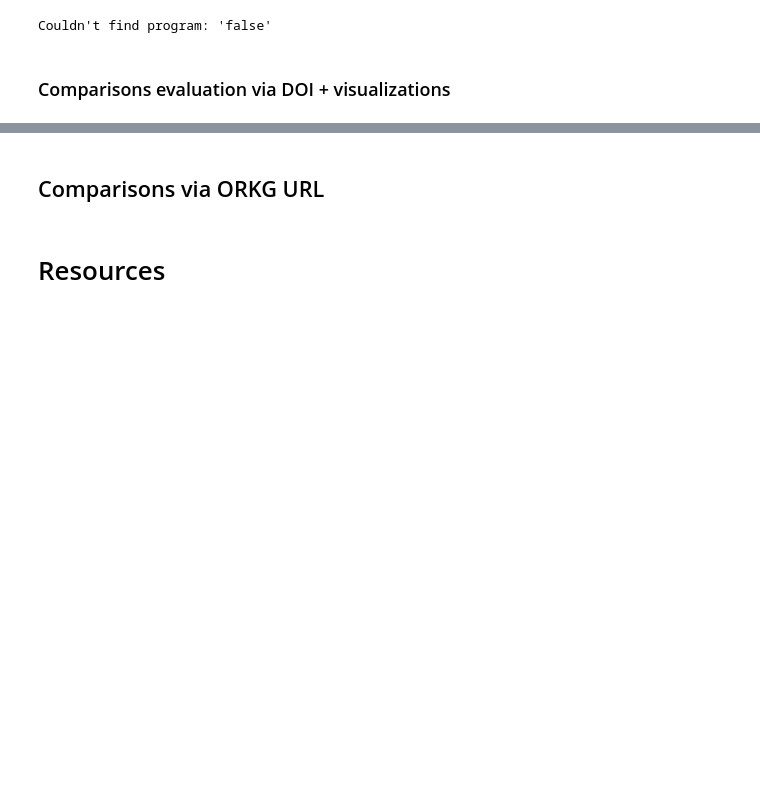
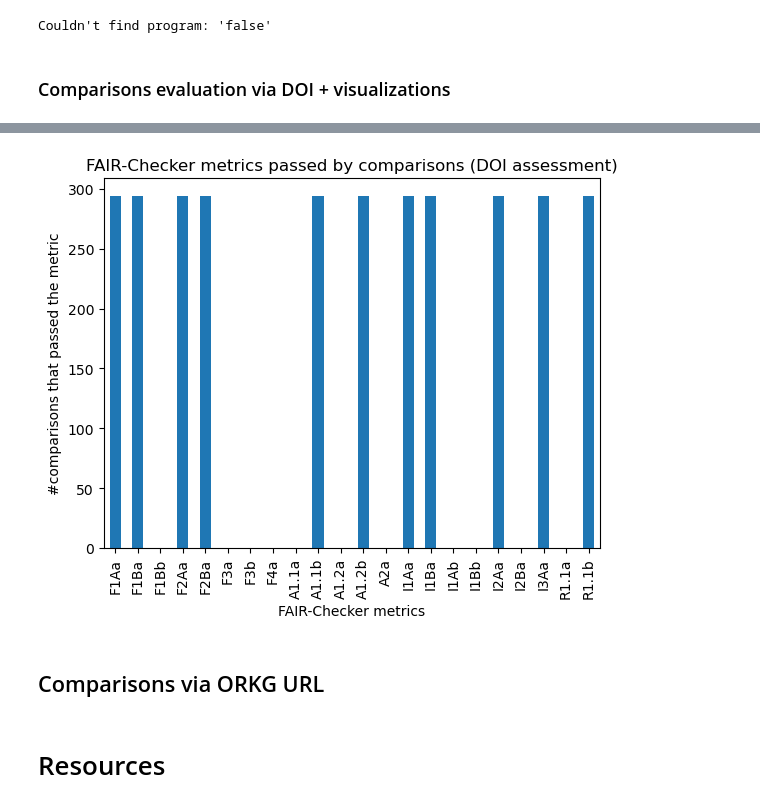
Before and after one commit to mwurzbacher/FAIRness-assessment-tools-evaluation-using-ORKG, a Jupyter notebook: FAIR-Evaluation-Services_evaluation.ipynb, the cells around one changed output, grey strips where cells are left out. Drawn from its saved outputs; the diff is of its cells as text; code cells hidden in the pictures; blank space fills up the shorter version.

```diff
--- a/FAIR-Evaluation-Services_evaluation.ipynb
+++ b/FAIR-Evaluation-Services_evaluation.ipynb
@@ -118,3 +204,21 @@ comp_doi_df_assessed
+# %%
+metric_assessment_doi_df = comp_doi_df_assessed
+aggregate_funcs = {"score": "sum"}
+metric_assessment_doi_df = metric_assessment_doi_df.groupby("metric").agg(aggregate_funcs).reset_index()
+metric_assessment_doi_df["score"] = metric_assessment_doi_df["score"]
+
+metric_assessment_doi_df['metric'] = pd.Categorical(metric_assessment_doi_df['metric'], ["F1Aa", "F1Ba", "F1Bb", "F2Aa", "F2Ba", "F3a", "F3b", "F4a", "A1.1a", "A1.1b", "A1.2a", "A1.2b", "A2a", "I1Aa", "I1Ba", "I1Ab", "I1Bb", "I2Aa", "I2Ba", "I3Aa", "R1.1a", "R1.1b"])
+metric_assessment_doi_df = metric_assessment_doi_df.sort_values('metric')
+
+metric_assessment_doi_df["score"].plot(kind="bar")
+locs, labels = plt.xticks()
+plt.xticks(locs, ["F1Aa", "F1Ba", "F1Bb", "F2Aa", "F2Ba", "F3a", "F3b", "F4a", "A1.1a", "A1.1b", "A1.2a", "A1.2b", "A2a", "I1Aa", "I1Ba", "I1Ab", "I1Bb", "I2Aa", "I2Ba", "I3Aa", "R1.1a", "R1.1b"])
+plt.title("FAIR-Checker metrics passed by comparisons (DOI assessment)")
+plt.ylabel("#comparisons that passed the metric")
+plt.xlabel("FAIR-Checker metrics")
+plt.show()
+# %% [output]
+[figure, added]
 # %% [markdown]
 ## Comparisons via ORKG URL
 # %% [markdown]
```
Also changed, not shown: parts of 9 cells of this notebook, 1 other file.
